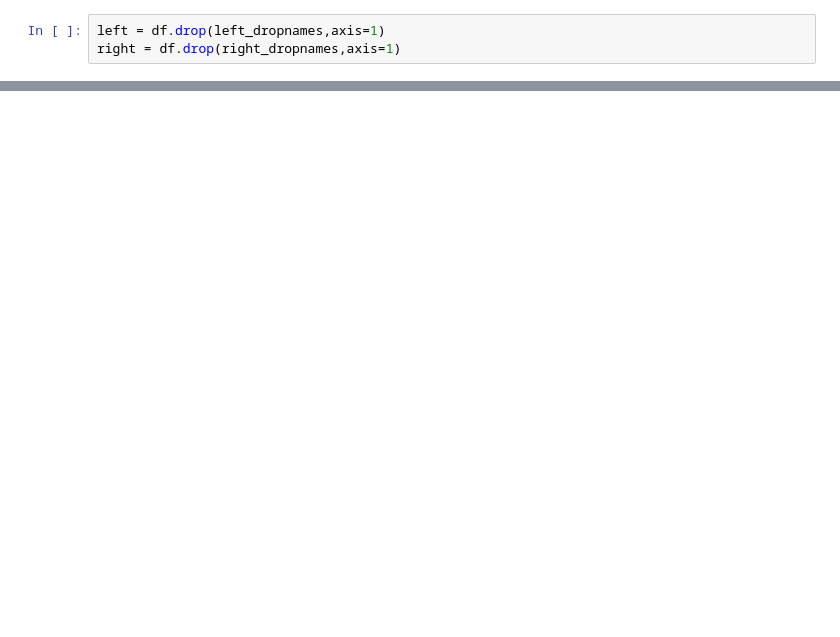
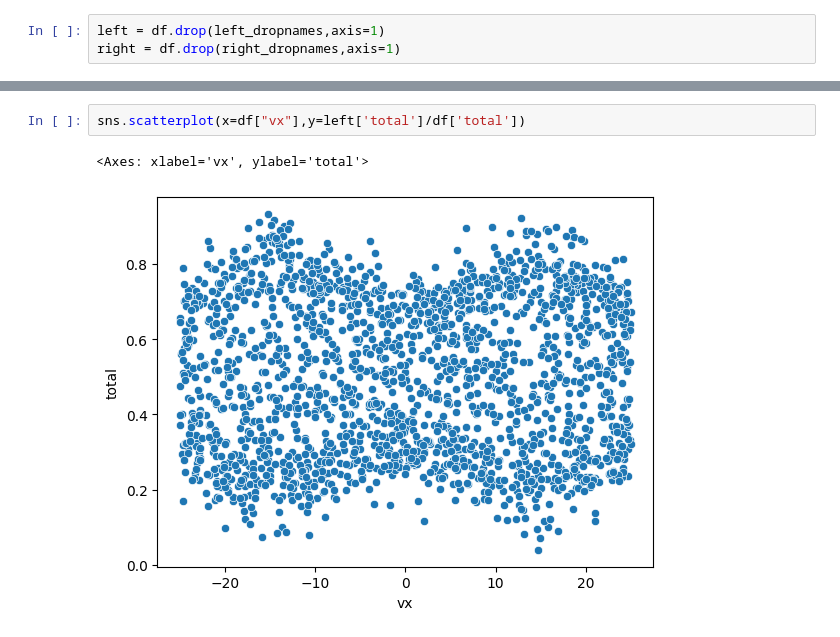
Before and after one commit to dobsonco/Detectors, a Jupyter notebook: processing.ipynb, the cells around one changed output, grey strips where cells are left out. Saved outputs shown, nothing was run; the diff lists cells and outputs as text; blank space fills up the shorter version.

```diff
--- a/processing.ipynb
+++ b/processing.ipynb
@@ -115,0 +134,5 @@ sns.scatterplot(data=right,x="vx",y=right['photons1']/right['total'])
+# %%
+sns.scatterplot(x=df["vx"],y=left['total']/df['total'])
+# %% [output]
+<Axes: xlabel='vx', ylabel='total'>
+[figure, added]
```
Also changed, not shown: parts of 5 cells of this notebook, 1 other file.
